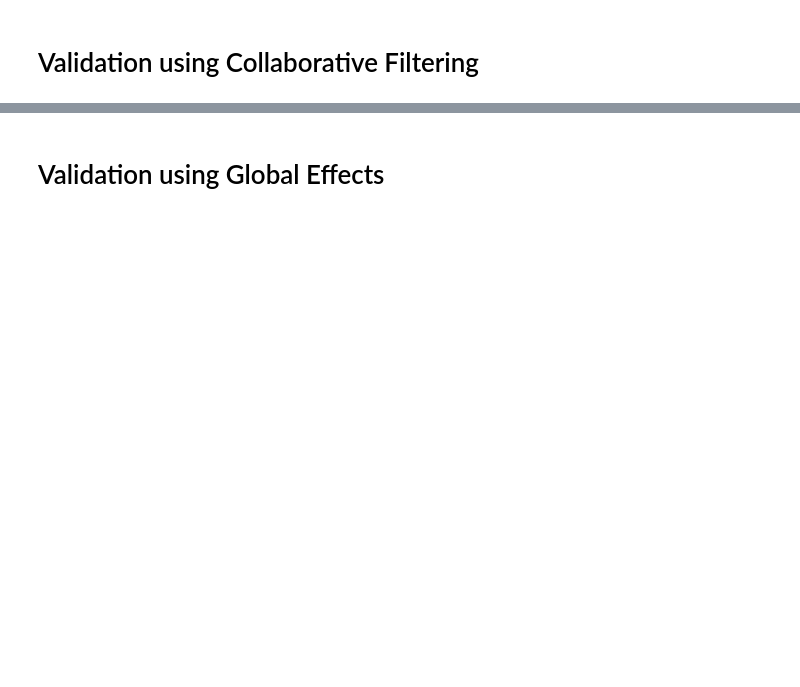
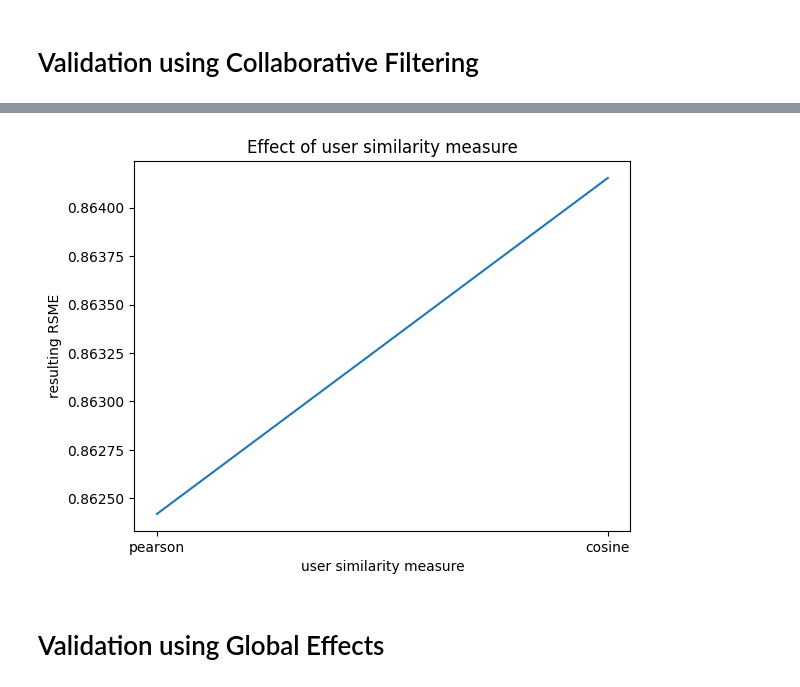
Before and after one commit to edtton/RecommendationAlgorithm, a Jupyter notebook: recommender.ipynb, the cells around one changed output, grey strips where cells are left out. Drawn from its saved outputs; the diff is of its cells as text; code cells hidden in the pictures; blank space fills up the shorter version.

```diff
--- a/recommender.ipynb
+++ b/recommender.ipynb
@@ -143,3 +144,18 @@ print(error)
+# %%
+similarity_measures = ['pearson', 'cosine']
+errors = []
+
+for measure in similarity_measures:
+    error = collaborative_filtering(30, measure)
+    errors.append(error)
+
+plt.plot(similarity_measures, errors)
+plt.title("Effect of user similarity measure on RSME")
+plt.xlabel("user similarity measure")
+plt.ylabel("resulting RSME")
+plt.show()
+# %% [output]
+[figure, added]
 # %% [markdown]
 # Validation using Global Effects
 # %%
```
Also changed, not shown: parts of 7 cells of this notebook, 1 other file.
